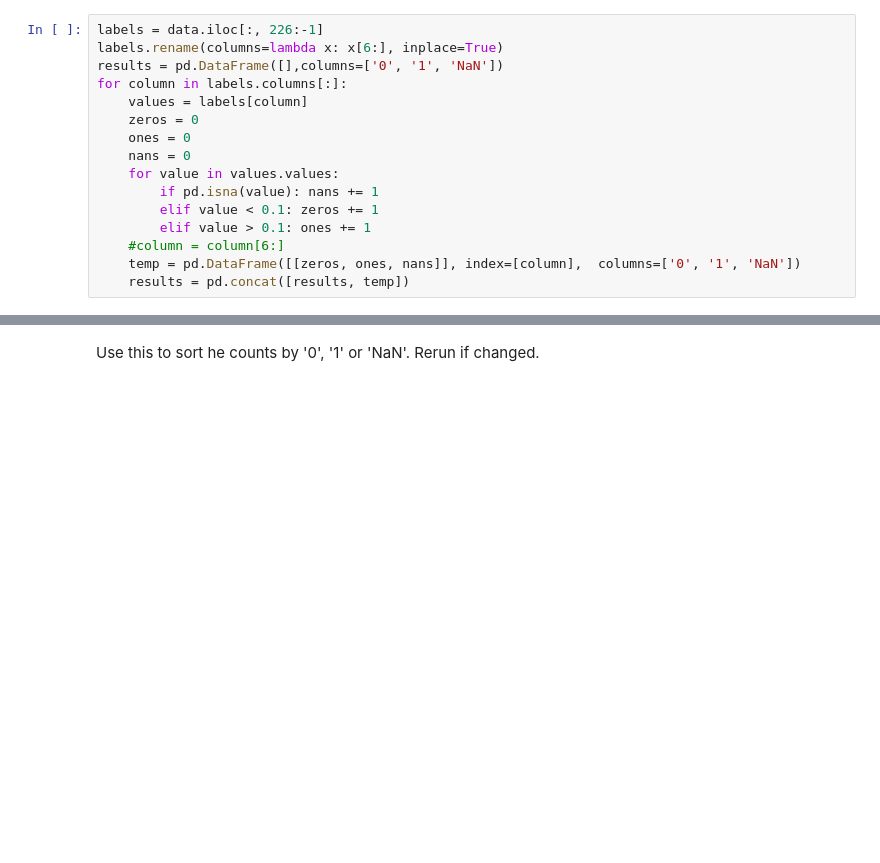
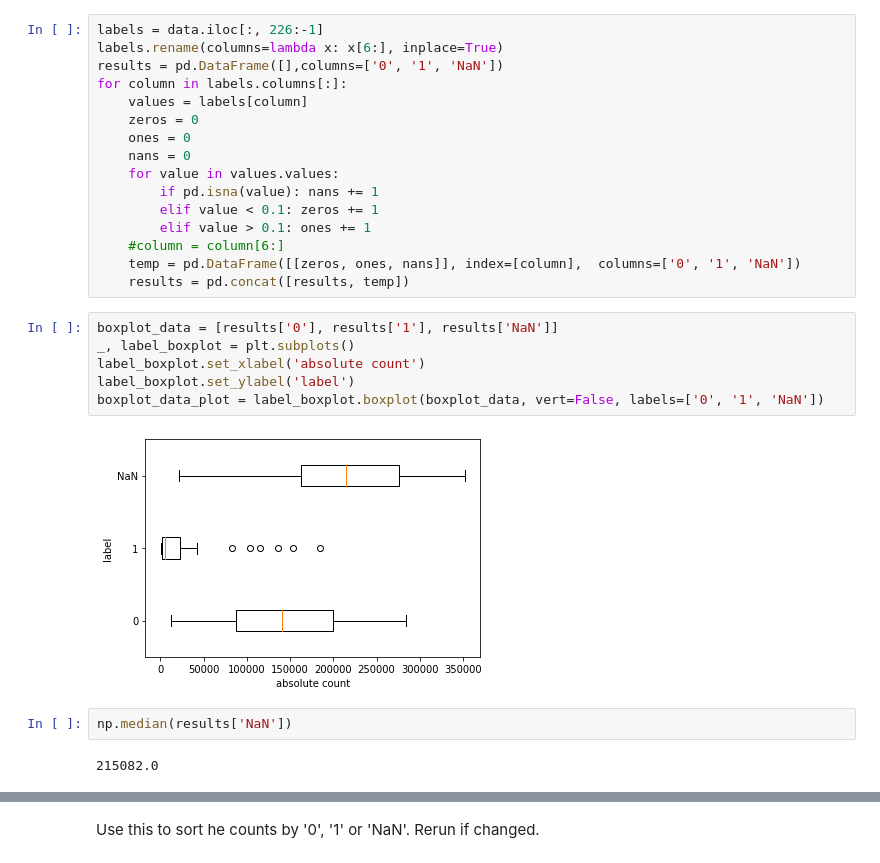
Before and after one commit to rickest-rick/mu_practical_work, a Jupyter notebook: src/label_stats.ipynb, the cells around one changed output, grey strips where cells are left out. Saved outputs shown, nothing was run; the diff lists cells and outputs as text; blank space fills up the shorter version.

```diff
--- a/src/label_stats.ipynb
+++ b/src/label_stats.ipynb
@@ -40,3 +40,15 @@ for column in labels.columns[:]:
     #column = column[6:]
     temp = pd.DataFrame([[zeros, ones, nans]], index=[column],  columns=['0', '1', 'NaN'])
     results = pd.concat([results, temp])
+# %%
+boxplot_data = [results['0'], results['1'], results['NaN']]
+_, label_boxplot = plt.subplots()
+label_boxplot.set_xlabel('absolute count')
+label_boxplot.set_ylabel('label')
+boxplot_data_plot = label_boxplot.boxplot(boxplot_data, vert=False, labels=['0', '1', 'NaN'])
+# %% [output]
+[figure, added]
+# %%
+np.median(results['NaN'])
+# %% [output]
+215082.0
```
Also changed, not shown: parts of 6 cells of this notebook.
